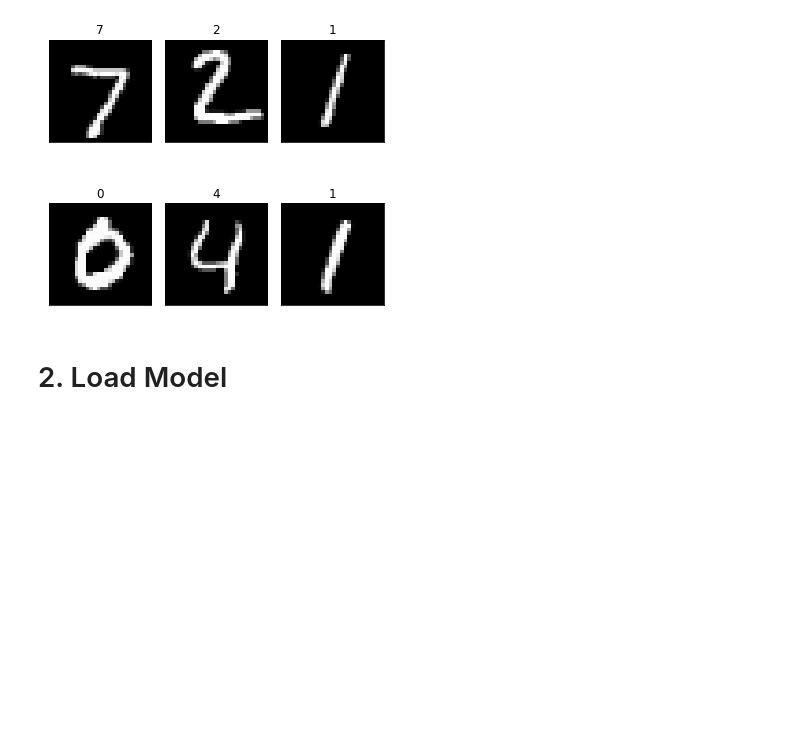
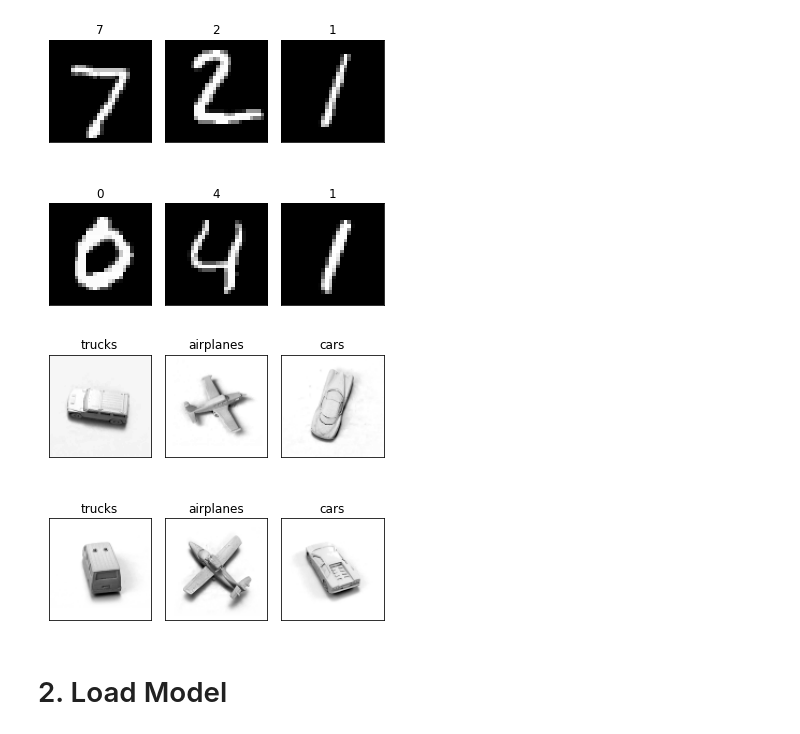
Before and after one commit to zTsugumi/BMSTU_diplom, a Jupyter notebook: CapsNet_Train.ipynb, the cells around one changed output. Saved outputs shown, nothing was run; the diff lists cells and outputs as text; code cells hidden in the pictures; blank space fills up the shorter version.

```diff
--- a/CapsNet_Train.ipynb
+++ b/CapsNet_Train.ipynb
@@ -21,10 +21,12 @@ plot_image(dataset_1.x_test[:6,...,0], dataset_1.y_test[:6], dataset_1.class_nam
 # %% [output]
 [figure]
 # %%
-# data_name_2 = 'SMALLNORB'
-# dataset_2 = Dataset(data_name_2)
+data_name_2 = 'SMALLNORB'
+dataset_2 = Dataset(data_name_2)
 
-# plot_image(dataset_2.x_test[:6,...,0], dataset_2.y_test[:6], dataset_2.class_names)
+plot_image(dataset_2.x_test[:6,...,0], dataset_2.y_test[:6], dataset_2.class_names)
+# %% [output]
+[figure, added]
 # %% [markdown]
 # 2. Load Model
 # %%
```
Also changed, not shown: parts of 1 cell of this notebook, 3 other files.
